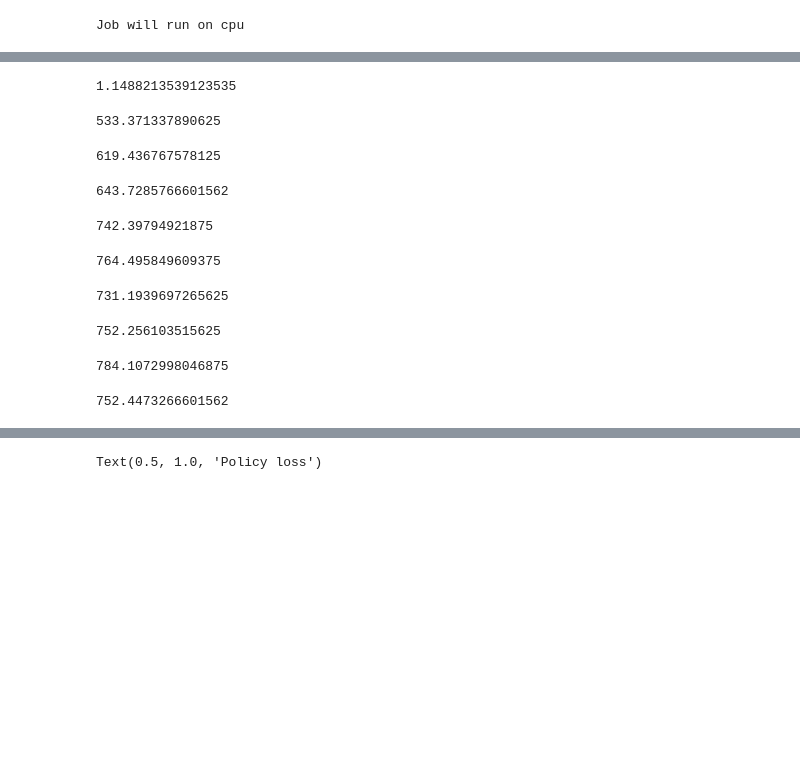
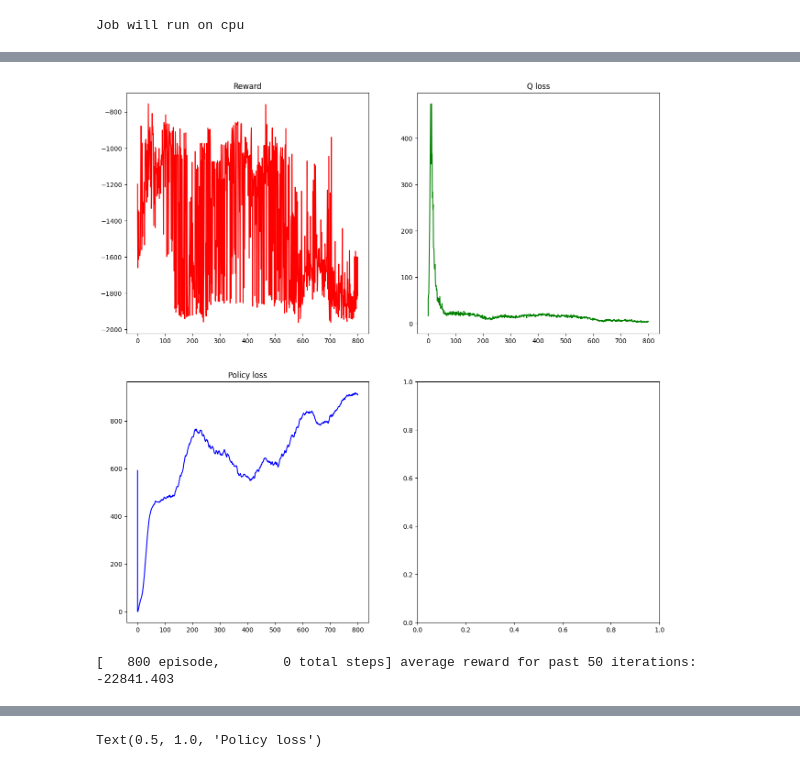
Before and after one commit to AnnaPaulish/DDPG, a Jupyter notebook: src/ddpg.ipynb, the cells around one changed output, grey strips where cells are left out. Drawn from its saved outputs; the diff is of its cells as text; code cells hidden in the pictures; blank space fills up the shorter version.

```diff
--- a/src/ddpg.ipynb
+++ b/src/ddpg.ipynb
@@ -69,9 +69,3 @@ q_optimizer  = optim.Adam(critic.parameters(),  lr=LEARNING_RATE)
 policy_optimizer  = optim.Adam(actor.parameters(),  lr=LEARNING_RATE)
 
 MSE = nn.MSELoss()
-# %%
-state = torch.FloatTensor(state_batch).to(device)
-action = torch.FloatTensor([action_batch]).to(device)
-reward = torch.FloatTensor(reward_batch).unsqueeze(1).to(device) #.unsqueeze(1)
-trunc = torch.Tensor([np.float32(trunc_batch)]).unsqueeze(1).to(device)
-next_state = torch.FloatTensor(next_state_batch).to(device)
@@ -206,50 +176,83 @@ for episode in tqdm(range(NUM_EPISODES)):
     for i in range(MAX_IT):
         # how many iterations??
         #TODO: False ??
-        action = agent.compute_action(state = current_state, deterministic=False)
+        action = agent.compute_action(state = current_state, device=device, deterministic=False)
+        num_action = action.numpy()
         #transformed_action = pendulum.action(action)
-        next_state, reward, term, trunc, info = pendulum.step(action)
+        next_state, reward, term, trunc, info = pendulum.step(num_action)
 
-        memory.add_transition(state = current_state, action = action, reward = reward, next_state = next_state, trunc = trunc)
+        memory.add_transition(state = current_state, action = num_action, reward = reward, next_state = next_state, trunc = trunc)
 
 
         # TODO: buffer_start = ??
-        if memory.count() > nr_of_samples:
+        if memory.count() > 2*nr_of_samples:
             # sample a batch of transitions from the replay buffer
             # TODO: sample random from 0 to 200??
             #indices = np.random.randint(0, 200, nr_of_samples)
             state_batch, action_batch, reward_batch, next_state_batch, trunc_batch = memory.sample_transition(nr_of_samples)
 
+            # converting to tensors
+            state_batch = torch.FloatTensor(np.array(state_batch)).to(device)
+            action_batch = torch.FloatTensor(np.array([action_batch])).to(device)
+            reward_batch = torch.FloatTensor(np.array(reward_batch)).unsqueeze(1).to(device) #.unsqueeze(1)
+            trunc_batch = torch.Tensor(np.array([np.float32(trunc_batch)])).unsqueeze(1).to(device)
+            next_state_batch = torch.FloatTensor(np.array(next_state_batch)).to(device)
+
             # 1-step TD-learning rule
-            q_loss = onestepTD(state_batch, action_batch, reward_batch, next_state_batch, trunc_batch, agent, GAMMA, critic, i)
 
-            #TODO:
-            policy_loss = learning_policy(state_batch, action_batch, reward_batch, next_state_batch, trunc_batch, actor, critic)
+
+            # To compute the targets in each step, do not use the on-trajectory action,
+            # but compute a new action according to the policy
+
+            action_next_state = agent.compute_action(state = next_state_batch, device=device) # no grad
+            with torch.no_grad():
+                network_input_next_state = torch.cat((next_state_batch, torch.Tensor(action_next_state)),1)
+                #print(network_input_next_state)
+                # network_input_next_state or network_input_state
+                q_next = critic(network_input_next_state) # should not be differentiated
+
+            if iter == MAX_IT:
+                q_next = 0
+            target_state = reward_batch + GAMMA * q_next # the last update in each episode should use q = 0 ?
+
+            network_input_state = torch.cat((state_batch, action_batch.T),1)
+            q = critic(network_input_state)
+            #q_state.append(q)
+
+            q_optimizer.zero_grad()
+            q_loss = MSE(target_state, q)
+            q_loss.backward()
+            q_optimizer.step()
+
+            #q_loss = onestepTD(state_batch, action_batch, reward_batch, next_state_batch, agent, GAMMA, critic, i, q_optimizer)
+
+            #TODO:  doesn't learn
+            policy_loss = learning_policy(state_batch, policy_optimizer, actor, critic)
+
 
 
         current_state = deepcopy(next_state)
         ep_reward += reward
     # plot_q.append([loss, episode])
     try:
         plot_reward.append([ep_reward, episode+1])
         plot_policy.append([policy_loss.data, episode+1])
         plot_q.append([q_loss.data, episode+1])
         plot_steps.append([step+1, episode+1])
         # q_losses.append(q_loss.item())
 
-        if (episode % 100 == 0):
-            print(policy_loss.item())
+        # if (episode % 100 == 0):
+        #     print(policy_loss.item())
     except:
         continue
     average_reward += ep_reward
+
+    if (episode % PRINT_EVERY) == (PRINT_EVERY-1):    # print every print_every episodes
+        subplot(plot_reward, plot_policy, plot_q, plot_steps)
+        print('[%6d episode, %8d total steps] average reward for past {} iterations: %.3f'.format(PRINT_EVERY) %
+              (episode + 1, global_step, average_reward / PRINT_EVERY))
+        #print("Last model saved with reward: {:.2f}, at episode {}.".format(saved_reward, saved_ep))
+        #average_reward = 0 #reset average reward
 # %% [output]
+[figure, added]
-1.1488213539123535
+[   800 episode,        0 total steps] average reward for past 50 iterations: -22841.403
-533.371337890625
-619.436767578125
-643.7285766601562
-742.39794921875
-764.495849609375
-731.1939697265625
-752.256103515625
-784.1072998046875
-752.4473266601562
```
Also changed, not shown: parts of 15 cells of this notebook, 4 other files.
